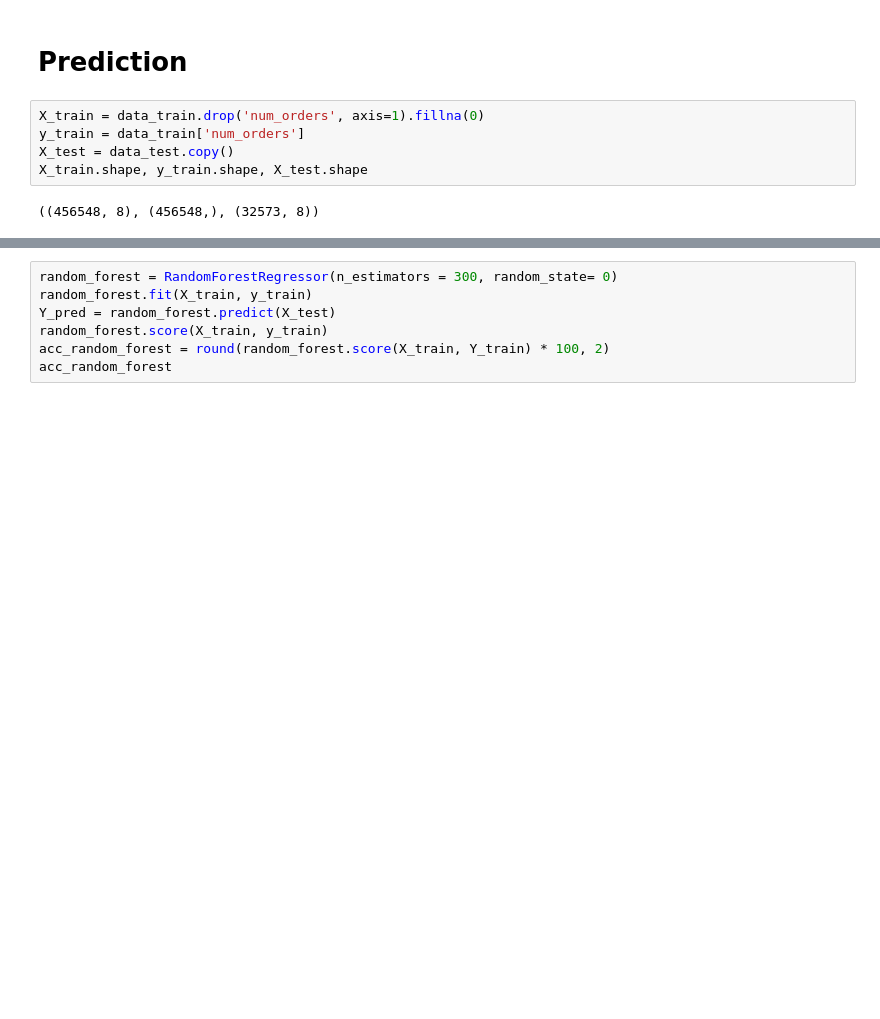
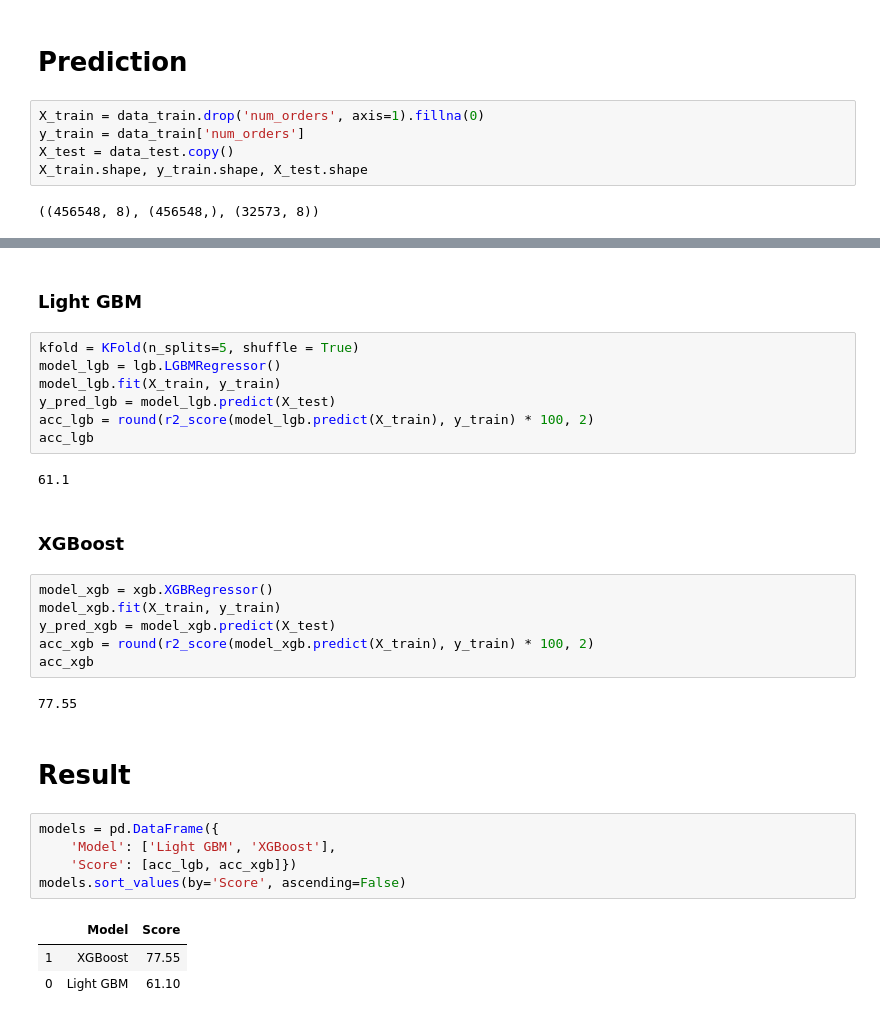
Before and after one commit to Rigsto/meal-delivery-company, a Jupyter notebook: Meal Delivery Company - UAS CC 2020.ipynb, the cells around one changed output, grey strips where cells are left out. Cells and saved outputs as stored; diff of their text form; blank space fills up the shorter version.

```diff
--- a/Meal Delivery Company - UAS CC 2020.ipynb
+++ b/Meal Delivery Company - UAS CC 2020.ipynb
@@ -261,7 +259,32 @@ X_train.shape, y_train.shape, X_test.shape
-# %%
-random_forest = RandomForestRegressor(n_estimators = 300, random_state= 0)
-random_forest.fit(X_train, y_train)
-Y_pred = random_forest.predict(X_test)
-random_forest.score(X_train, y_train)
-acc_random_forest = round(random_forest.score(X_train, Y_train) * 100, 2)
-acc_random_forest
+# %% [markdown]
+### Light GBM
+# %%
+kfold = KFold(n_splits=5, shuffle = True)
+model_lgb = lgb.LGBMRegressor()
+model_lgb.fit(X_train, y_train)
+y_pred_lgb = model_lgb.predict(X_test)
+acc_lgb = round(r2_score(model_lgb.predict(X_train), y_train) * 100, 2)
+acc_lgb
+# %% [output]
+61.1
+# %% [markdown]
+### XGBoost
+# %%
+model_xgb = xgb.XGBRegressor()
+model_xgb.fit(X_train, y_train)
+y_pred_xgb = model_xgb.predict(X_test)
+acc_xgb = round(r2_score(model_xgb.predict(X_train), y_train) * 100, 2)
+acc_xgb
+# %% [output]
+77.55
+# %% [markdown]
+# Result
+# %%
+models = pd.DataFrame({
+    'Model': ['Light GBM', 'XGBoost'],
+    'Score': [acc_lgb, acc_xgb]})
+models.sort_values(by='Score', ascending=False)
+# %% [output]
+|  | Model | Score |
+| 1 | XGBoost | 77.55 |
+| 0 | Light GBM | 61.10 |
```
Also changed, not shown: parts of 11 cells of this notebook, 5 other files.
